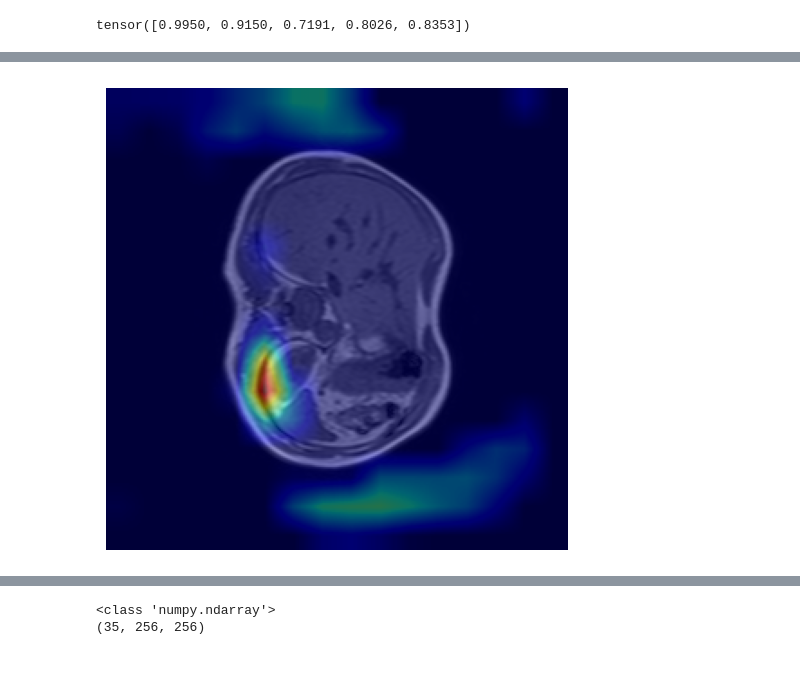
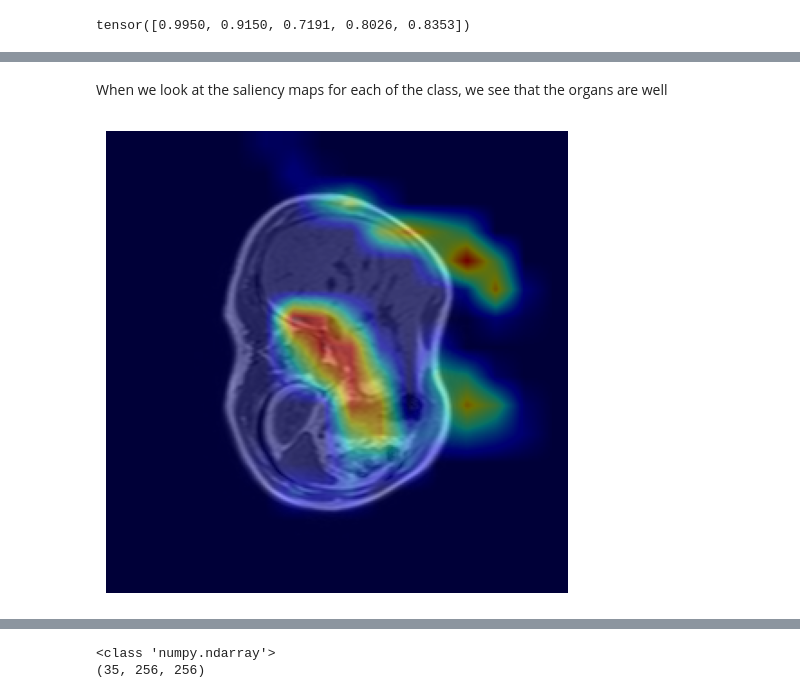
Before and after one commit to YZO4IAETHGe/Attention-based-U-net, a Jupyter notebook: notebook.ipynb, the cells around one changed output, grey strips where cells are left out. Cells and saved outputs as stored; diff of their text form; code cells hidden in the pictures; blank space fills up the shorter version.

```diff
--- a/notebook.ipynb
+++ b/notebook.ipynb
@@ -229,18 +297,20 @@ nib.save(nifti_out, save_path)
+# %% [markdown]
+When we look at the saliency maps for each of the class, we see that the organs are well
 # %%
 model = U_Net(1,5)
-model.load_state_dict(torch.load("U_Net_weights30_V2.pth", map_location = torch.device('cpu')))
+model.load_state_dict(torch.load("weights/U_Net_weights30_V4.pth", map_location = torch.device('cpu')))
 
 target_layer = model.Conv5
 
 cam = GradCAM(model, target_layer)
 
 image = load_slice("data/MR-dataset/01-T1DUALin-src.nii.gz", 30)
 
 # image : (1,1,H,W)
 heatmap = cam(image, class_idx=3)
 
 overlay_cam(image, heatmap)
 # %% [output]
-[figure, old version]
+[figure, new version]
 # %%
 model = AttU_Net(1,5)
```
Also changed, not shown: parts of 39 cells of this notebook, 3 other files.
